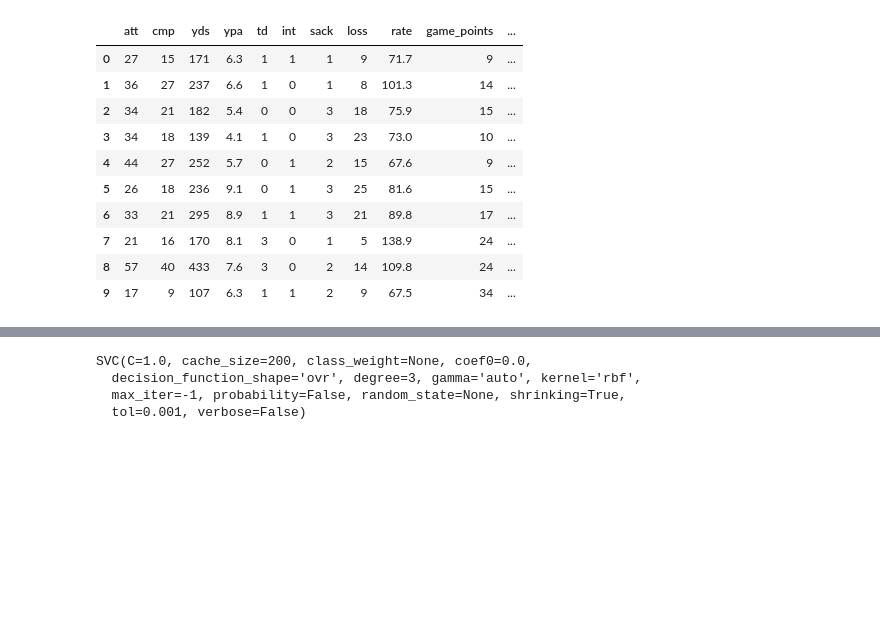
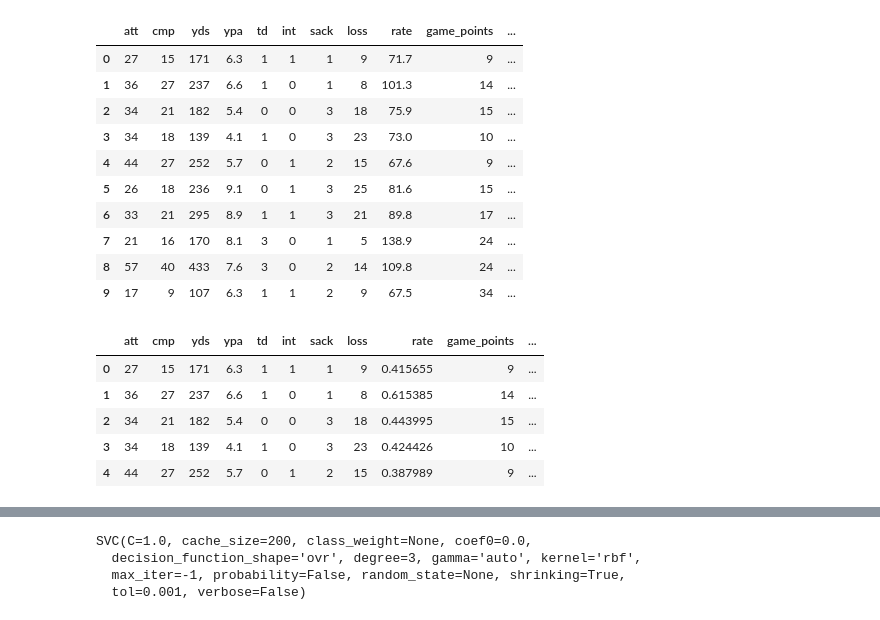
Before and after one commit to SatishUpadhyaya/NFL_HomeFieldPredictor, a Jupyter notebook: NFL_FieldPredictor.ipynb, the cells around one changed output, grey strips where cells are left out. Saved outputs shown, nothing was run; the diff lists cells and outputs as text; code cells hidden in the pictures; blank space fills up the shorter version.

```diff
--- a/NFL_FieldPredictor.ipynb
+++ b/NFL_FieldPredictor.ipynb
@@ -93,3 +93,12 @@ def normalizeInput(num):
     return retNum
 # %%
 df["rate"] = normalizeArr(np.array(df["rate"]))
+# %%
+df.head(5)
+# %% [output]
+|  | att | cmp | yds | ypa | td | int | sack | loss | rate | game_points | ... |
+| 0 | 27 | 15 | 171 | 6.3 | 1 | 1 | 1 | 9 | 0.415655 | 9 | ... |
+| 1 | 36 | 27 | 237 | 6.6 | 1 | 0 | 1 | 8 | 0.615385 | 14 | ... |
+| 2 | 34 | 21 | 182 | 5.4 | 0 | 0 | 3 | 18 | 0.443995 | 15 | ... |
+| 3 | 34 | 18 | 139 | 4.1 | 1 | 0 | 3 | 23 | 0.424426 | 10 | ... |
+| 4 | 44 | 27 | 252 | 5.7 | 0 | 1 | 2 | 15 | 0.387989 | 9 | ... |
```
Also changed, not shown: parts of 15 cells of this notebook.
